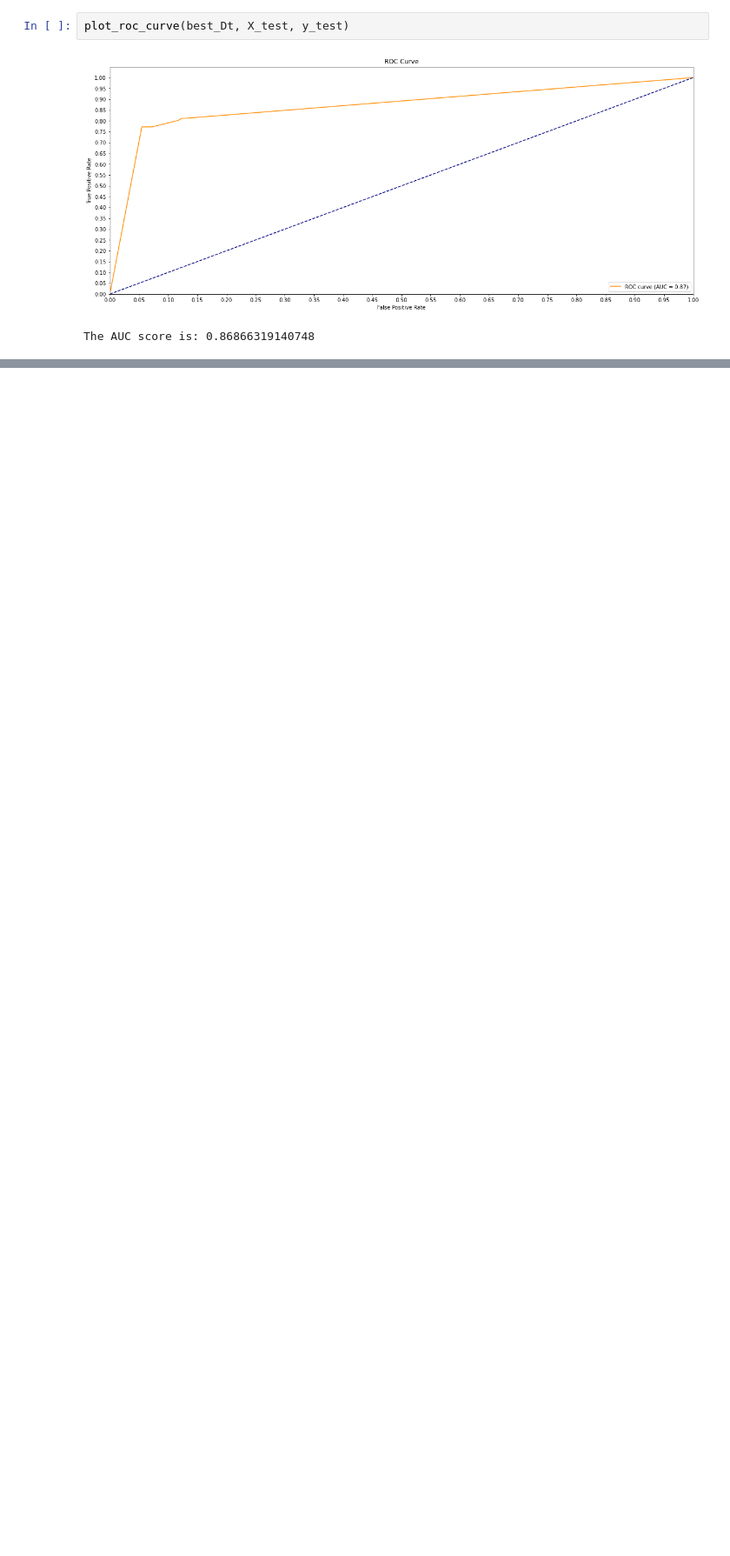
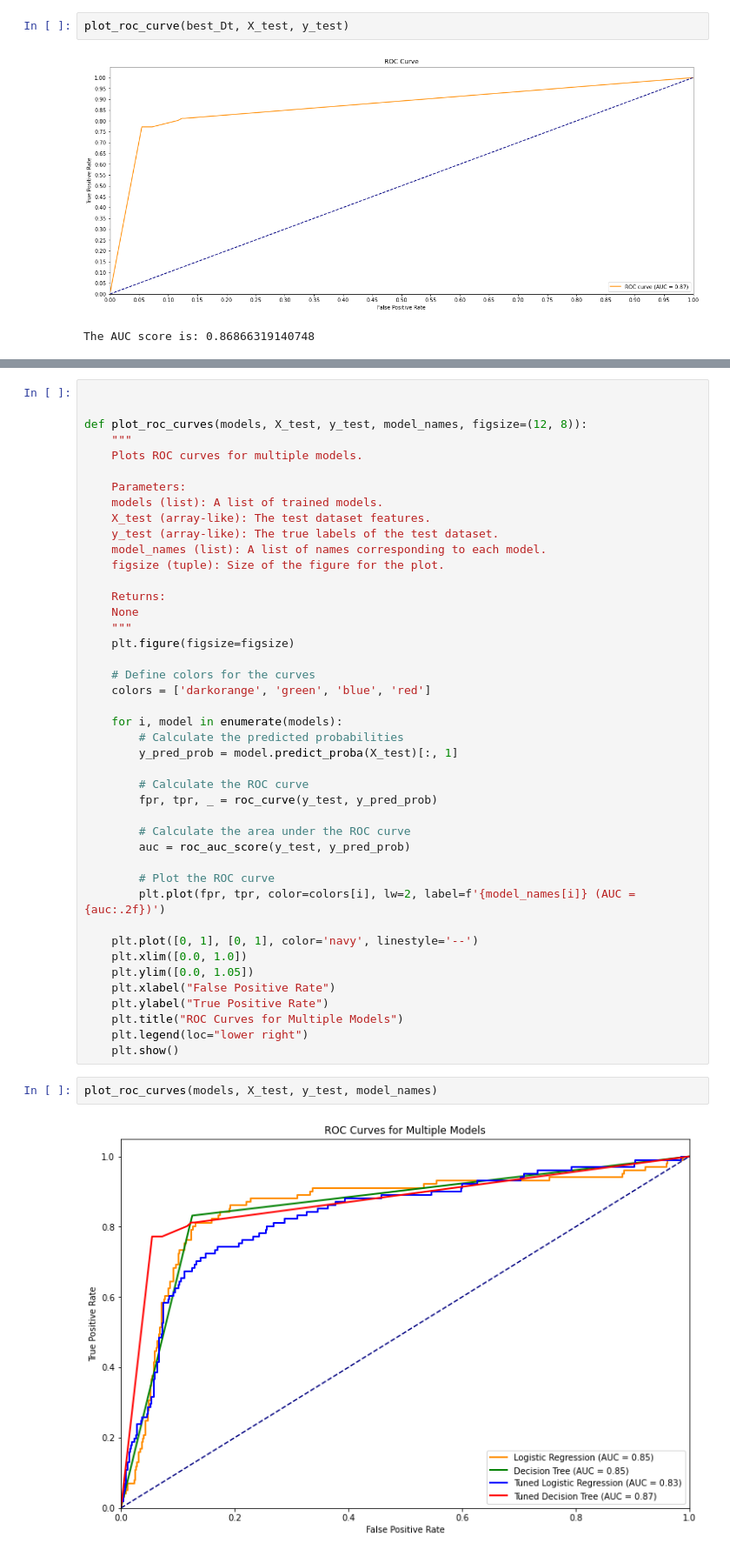
Before and after one commit to daveochieng8/Customer-Churn, a Jupyter notebook: index.ipynb, the cells around one changed output, grey strips where cells are left out. Shown at 87% size. Drawn from its saved outputs; the diff is of its cells as text; blank space fills up the shorter version.

```diff
--- a/index.ipynb
+++ b/index.ipynb
@@ -719,0 +811,47 @@ The AUC score is: 0.86866319140748
+# %%
+
+
+def plot_roc_curves(models, X_test, y_test, model_names, figsize=(12, 8)):
+    """
+    Plots ROC curves for multiple models.
+
+    Parameters:
+    models (list): A list of trained models.
+    X_test (array-like): The test dataset features.
+    y_test (array-like): The true labels of the test dataset.
+    model_names (list): A list of names corresponding to each model.
+    figsize (tuple): Size of the figure for the plot.
+
+    Returns:
+    None
+    """
+    plt.figure(figsize=figsize)
+
+    # Define colors for the curves
+    colors = ['darkorange', 'green', 'blue', 'red']
+
+    for i, model in enumerate(models):
+        # Calculate the predicted probabilities
+        y_pred_prob = model.predict_proba(X_test)[:, 1]
+
+        # Calculate the ROC curve
+        fpr, tpr, _ = roc_curve(y_test, y_pred_prob)
+
+        # Calculate the area under the ROC curve
+        auc = roc_auc_score(y_test, y_pred_prob)
+
+        # Plot the ROC curve
+        plt.plot(fpr, tpr, color=colors[i], lw=2, label=f'{model_names[i]} (AUC = {auc:.2f})')
+
+    plt.plot([0, 1], [0, 1], color='navy', linestyle='--')
+    plt.xlim([0.0, 1.0])
+    plt.ylim([0.0, 1.05])
+    plt.xlabel("False Positive Rate")
+    plt.ylabel("True Positive Rate")
+    plt.title("ROC Curves for Multiple Models")
+    plt.legend(loc="lower right")
+    plt.show()
+# %%
+plot_roc_curves(models, X_test, y_test, model_names)
+# %% [output]
+[figure, added]
```
Also changed, not shown: parts of 11 cells of this notebook.
